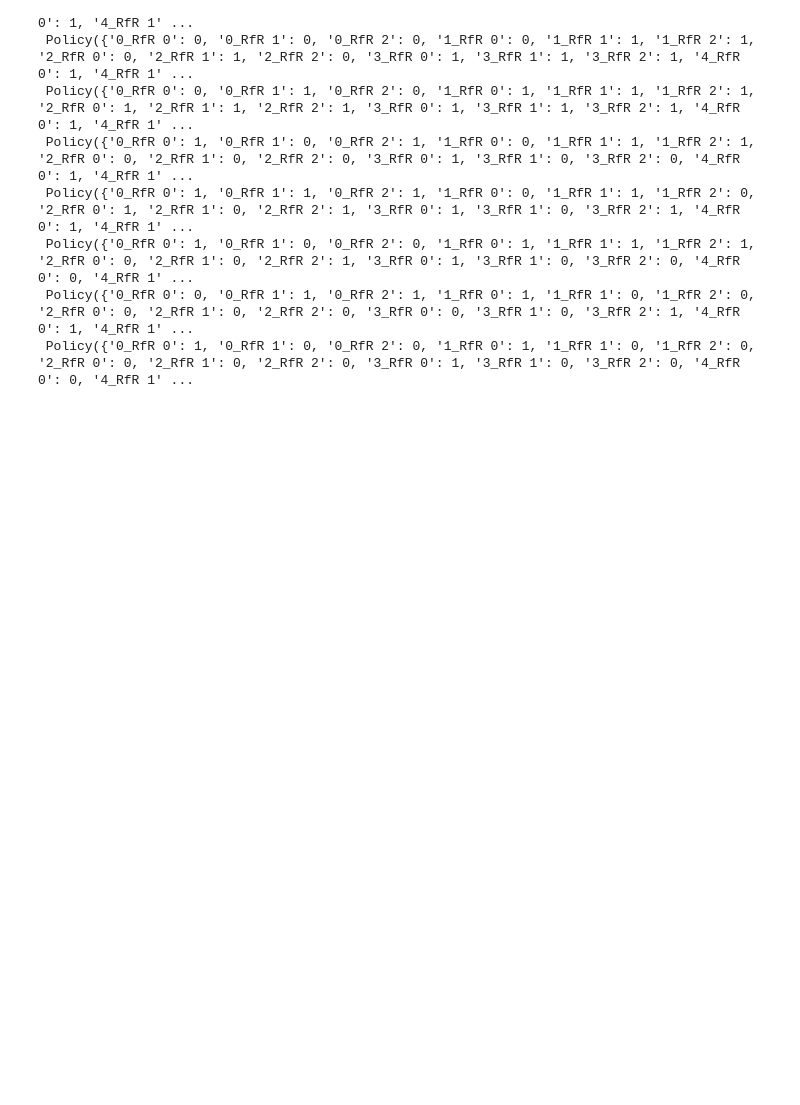
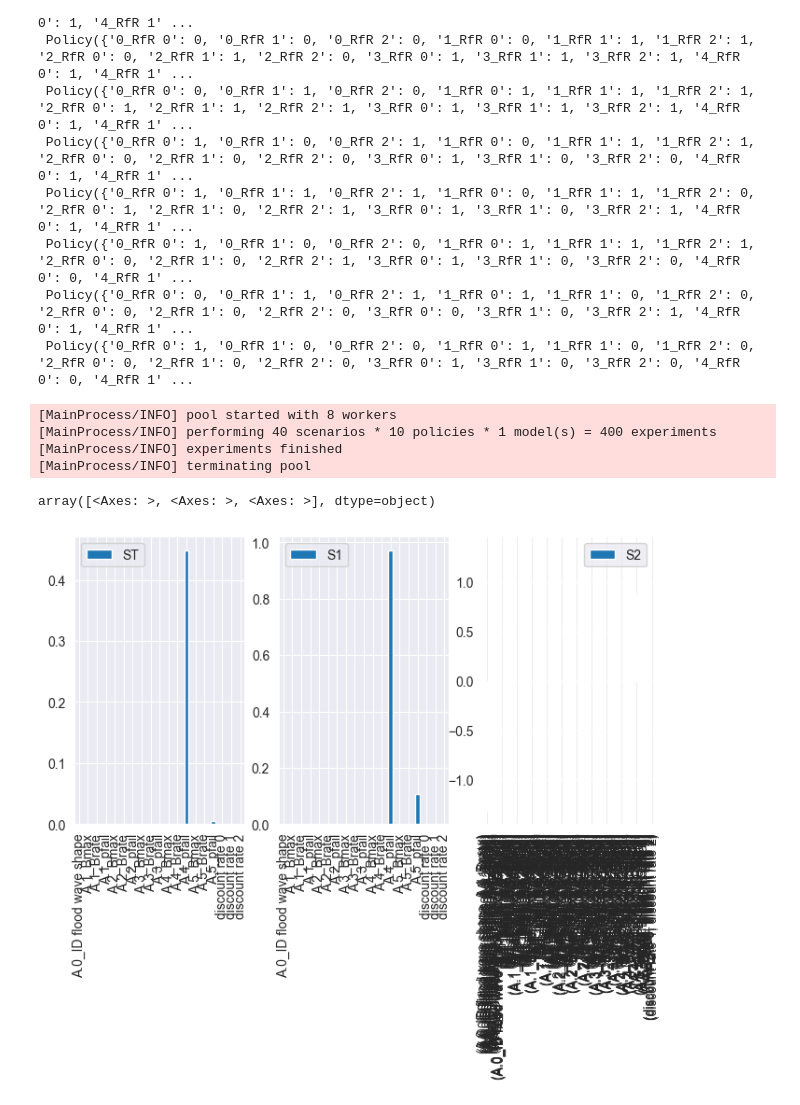
Before and after one commit to DvdhEPA/EMAworkbench, a Jupyter notebook: final assignment/Sobol_2.ipynb, the cells around one changed output. Drawn from its saved outputs; the diff is of its cells as text; code cells hidden in the pictures; blank space fills up the shorter version.

```diff
--- a/final assignment/Sobol_2.ipynb
+++ b/final assignment/Sobol_2.ipynb
@@ -293,3 +293,12 @@ policies
  Policy({'0_RfR 0': 1, '0_RfR 1': 0, '0_RfR 2': 0, '1_RfR 0': 1, '1_RfR 1': 1, '1_RfR 2': 1, '2_RfR 0': 0, '2_RfR 1': 0, '2_RfR 2': 1, '3_RfR 0': 1, '3_RfR 1': 0, '3_RfR 2': 0, '4_RfR 0': 0, '4_RfR 1' ...
  Policy({'0_RfR 0': 0, '0_RfR 1': 1, '0_RfR 2': 1, '1_RfR 0': 1, '1_RfR 1': 0, '1_RfR 2': 0, '2_RfR 0': 0, '2_RfR 1': 0, '2_RfR 2': 0, '3_RfR 0': 0, '3_RfR 1': 0, '3_RfR 2': 1, '4_RfR 0': 1, '4_RfR 1' ...
  Policy({'0_RfR 0': 1, '0_RfR 1': 0, '0_RfR 2': 0, '1_RfR 0': 1, '1_RfR 1': 0, '1_RfR 2': 0, '2_RfR 0': 0, '2_RfR 1': 0, '2_RfR 2': 0, '3_RfR 0': 1, '3_RfR 1': 0, '3_RfR 2': 0, '4_RfR 0': 0, '4_RfR 1' ...
+# %%
+n_exp = 1
+with MultiprocessingEvaluator(dike_model) as evaluator:
+    experiments_sobol, outcomes_sobol = evaluator.perform_experiments(scenarios=n_exp, policies=policies, uncertainty_sampling=Samplers.SOBOL)
+# %% [output]
+[MainProcess/INFO] pool started with 8 workers
+[MainProcess/INFO] performing 40 scenarios * 10 policies * 1 model(s) = 400 experiments
+[MainProcess/INFO] experiments finished
+[MainProcess/INFO] terminating pool
@@ -295,0 +307,14 @@ policies
+# %%
+sobol_results = {}
+for policy in experiments_sobol.policy.unique():
+    logical = experiments_sobol.policy == policy
+    y = outcomes_sobol['A.5_Expected Number of Deaths'][logical]
+    indices = analyze(problem, y)
+    sobol_results[policy] = indices
+# %%
+fig, axes = plt.subplots(1,3)
+fig.set_size_inches(8, 4)
+indices.plot(ax=axes)
+# %% [output]
+array([<Axes: >, <Axes: >, <Axes: >], dtype=object)
+[figure, added]
```
Also changed, not shown: parts of 4 cells of this notebook.
